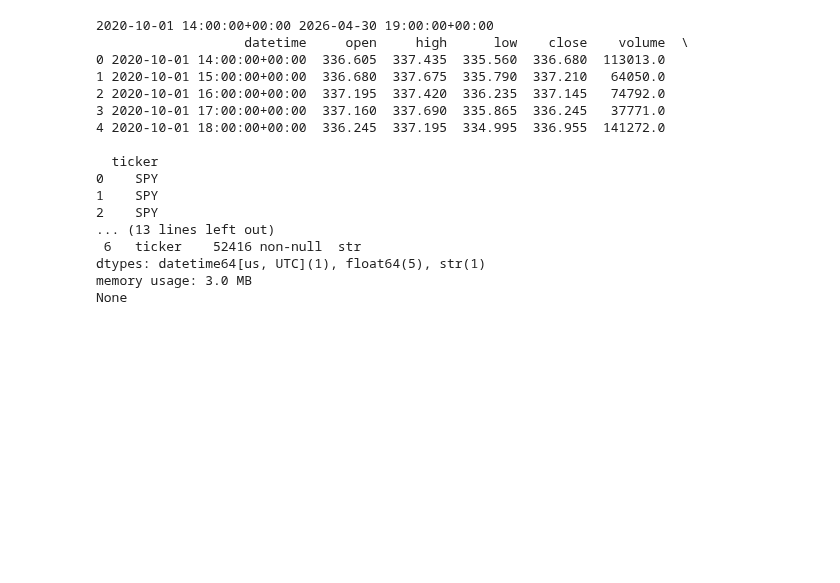
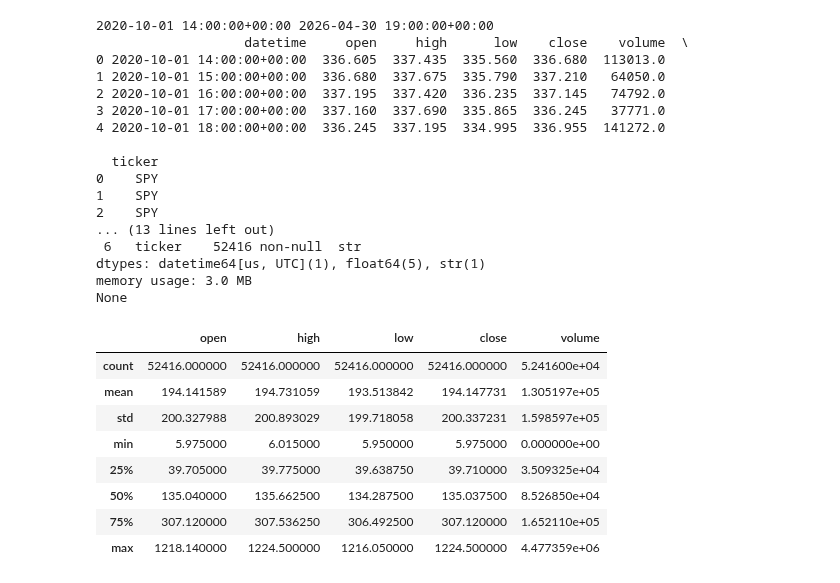
Before and after one commit to benjaminpharris/project-dev, a Jupyter notebook: ssm-finance/PortfolioAllocation_ML.ipynb, the cells around one changed output. Cells and saved outputs as stored; diff of their text form; code cells hidden in the pictures; blank space fills up the shorter version.

```diff
--- a/ssm-finance/PortfolioAllocation_ML.ipynb
+++ b/ssm-finance/PortfolioAllocation_ML.ipynb
@@ -75,26 +72,35 @@ Fetching EEM...
 # %%
+# === Initial Summary Stats for Data Validation ===
+
 print(raw['datetime'].min(), raw['datetime'].max())
 
 print(raw.head())
 print(raw.info())
 raw.describe()
-
-raw.to_parquet(RAW_CACHE, index=False)
 # %% [output]
 2020-10-01 14:00:00+00:00 2026-04-30 19:00:00+00:00
                    datetime     open     high      low    close    volume  \
 0 2020-10-01 14:00:00+00:00  336.605  337.435  335.560  336.680  113013.0
 1 2020-10-01 15:00:00+00:00  336.680  337.675  335.790  337.210   64050.0
 2 2020-10-01 16:00:00+00:00  337.195  337.420  336.235  337.145   74792.0
 3 2020-10-01 17:00:00+00:00  337.160  337.690  335.865  336.245   37771.0
 4 2020-10-01 18:00:00+00:00  336.245  337.195  334.995  336.955  141272.0
 
   ticker
 0    SPY
 1    SPY
 2    SPY
 ... (13 lines left out)
  6   ticker    52416 non-null  str
 dtypes: datetime64[us, UTC](1), float64(5), str(1)
 memory usage: 3.0 MB
 None
+|  | open | high | low | close | volume |
+| count | 52416.000000 | 52416.000000 | 52416.000000 | 52416.000000 | 5.241600e+04 |
+| mean | 194.141589 | 194.731059 | 193.513842 | 194.147731 | 1.305197e+05 |
+| std | 200.327988 | 200.893029 | 199.718058 | 200.337231 | 1.598597e+05 |
+| min | 5.975000 | 6.015000 | 5.950000 | 5.975000 | 0.000000e+00 |
+| 25% | 39.705000 | 39.775000 | 39.638750 | 39.710000 | 3.509325e+04 |
+| 50% | 135.040000 | 135.662500 | 134.287500 | 135.037500 | 8.526850e+04 |
+| 75% | 307.120000 | 307.536250 | 306.492500 | 307.120000 | 1.652110e+05 |
+| max | 1218.140000 | 1224.500000 | 1216.050000 | 1224.500000 | 4.477359e+06 |
```
Also changed, not shown: parts of 6 cells of this notebook, 1 other file.
